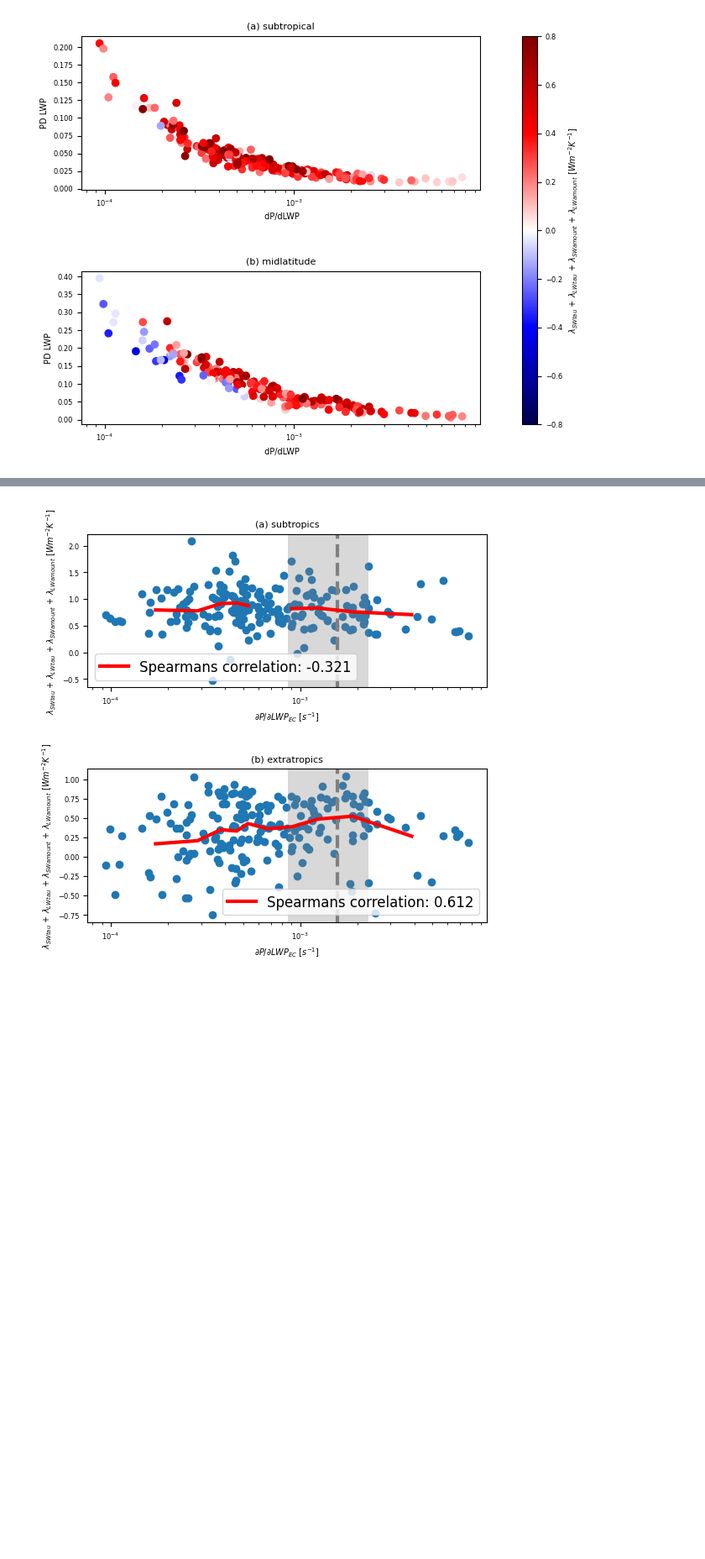
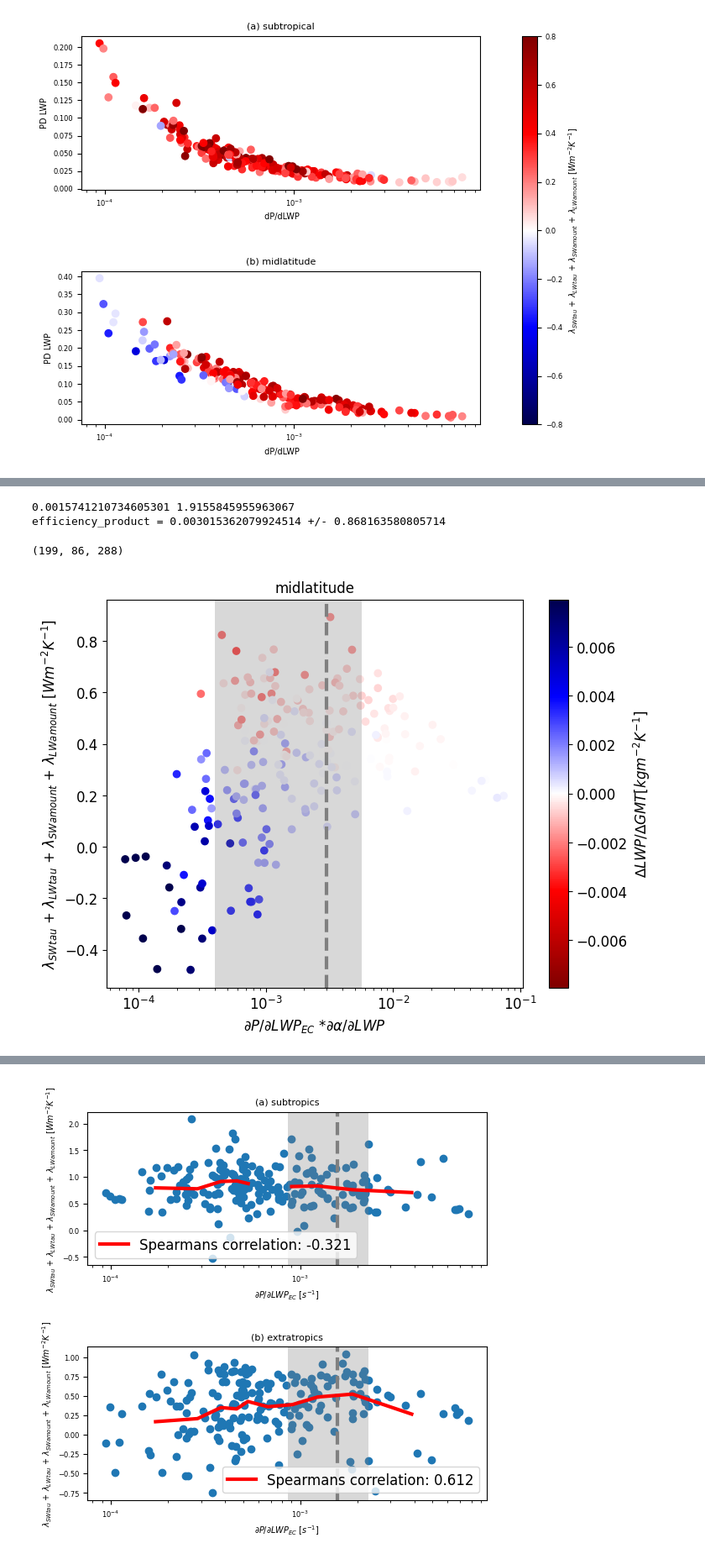
Before and after one commit to wgh-private/globalFB_precipeff, a Jupyter notebook: constrainFig.ipynb, the cells around one changed output, grey strips where cells are left out. Shown at 84% size. Saved outputs shown, nothing was run; the diff lists cells and outputs as text; code cells hidden in the pictures; blank space fills up the shorter version.

```diff
--- a/constrainFig.ipynb
+++ b/constrainFig.ipynb
@@ -70,9 +70,9 @@ print(f'obs_grad_LWP_PRC = {obs_grad}')
 
 obs_grad_LWP_PRC = obs_grad
 
-uncertainty = np.sqrt(0.10**2 + 0.35**2 + 0.27**2)
-lower_bound_PRC = obs_grad_LWP_PRC - uncertainty * obs_grad_LWP_PRC  # updated to include the sampling uncertainty
-upper_bound_PRC = obs_grad_LWP_PRC + uncertainty * obs_grad_LWP_PRC
+ecpe_uncertainty = np.sqrt(0.10**2 + 0.35**2 + 0.27**2)
+lower_bound_PRC = obs_grad_LWP_PRC - ecpe_uncertainty * obs_grad_LWP_PRC  # updated to include the sampling uncertainty
+upper_bound_PRC = obs_grad_LWP_PRC + ecpe_uncertainty * obs_grad_LWP_PRC
 
 obs_pe_metric = obs_grad_LWP_PRC #obs_grad_LWP_WCB
 lower_pe_metric, upper_pe_metric = lower_bound_PRC, upper_bound_PRC  #lower_bound_WCB, upper_bound_WCB
@@ -1036,0 +790,70 @@ Coordinates:
+# %%
+# da/dlwp observation from the NH midlatitudes
+dadlwp_obs = np.load('/glade/derecho/scratch/cisong/backup_FOR_wyom0124/variables_filtered/15dgrNorth_da_dlwp_obs_0dot12_maskedLWP.npy')
+dadlwp_err = np.sqrt(0.1**2+0.03**2)  # Ci sent this. Check teams 5/8/24
+print(obs_pe_metric, dadlwp_obs)
+# Error propogation
+efficiency_product = obs_pe_metric*dadlwp_obs
+sigma_efficiency_product = efficiency_product * np.sqrt((ecpe_uncertainty/obs_pe_metric)**2 + (dadlwp_err/dadlwp_obs)**2)
+print("efficiency_product =", efficiency_product, "+/-", sigma_efficiency_product)
+lower_bound_sigma_prod = efficiency_product - sigma_efficiency_product * efficiency_product
+upper_bound_sigma_prod = efficiency_product + sigma_efficiency_product * efficiency_product
+# %% [output]
+0.0015741210734605301 1.9155845955963067
+efficiency_product = 0.003015362079924514 +/- 0.868163580805714
+# %%
+# Create the scatter plot for the correlation between ∆LWP*da/dlwp and cloud feedback
+(min_lat, max_lat, regime) = lat_ranges[1]
+dLWP_TSmap_midlatitude = sel_regime(dLWP_g.sel(runs=common_members),min_lat,max_lat)
+dLWP_TSmap_midlatitude_mean = lat_weight_mean(dLWP_TSmap_midlatitude)[0]
+scatter = plt.scatter(PPE_prior[regime]['x_p']*dadlwp.data, PPE_prior[regime]['c_p'],
+                      c=dLWP_TSmap_midlatitude_mean,
+                      cmap='seismic_r')
+plt.axvline(x=efficiency_product, color='grey', linestyle='--')
+plt.axvspan(lower_bound_sigma_prod, upper_bound_sigma_prod, facecolor='grey', alpha=0.3)
+
+# Set the axis labels
+plt.xlabel(f'{xtitle} $* ∂α/∂LWP$')
+plt.ylabel(clabel)
+plt.title(regime)
+plt.xscale('log')
+
+# Create the colorbar
+cb = plt.colorbar(scatter)
+
+# Set the label for the colorbar
+cb.set_label('$∆LWP/∆GMT [kgm^{-2}K^{-1}]$')
+
+# Set the color limits to be centered around zero with equal positive and negative ranges
+max_abs_value = abs(dLWP_TSmap_midlatitude_mean.max()-0.009)
+scatter.set_clim(-max_abs_value, max_abs_value)
+
+# '''same plot for the subtropics: da/dlwp using best fit'''
+# # same plot for the subtropics: da/dlwp using best fit
+# plt.figure()
+# (min_lat, max_lat, regime) = lat_ranges[0]
+# dLWP_TSmap_midlatitude = sel_regime(dLWP_g.sel(runs=common_members),min_lat,max_lat)
+# dLWP_TSmap_midlatitude_mean = lat_weight_mean(dLWP_TSmap_midlatitude)[0]
+# scatter = plt.scatter(PPE_prior[regime]['c_p']*dadlwp_subtropics.data, PPE_prior[regime]['c_p'],
+#                       c=dLWP_TSmap_midlatitude_mean,
+#                       cmap='seismic_r')
+
+# # Set the axis labels
+# plt.xlabel(f'{xtitle} $* ∂α/∂LWP$')
+# plt.ylabel(clabel)
+# plt.title(regime)
+# plt.xscale('log')
+
+# # colorbar
+# cb = plt.colorbar(scatter)
+# cb.set_label('$∆LWP/∆GMT [kgm^{-2}K^{-1}]$')
+# # Set the color limits to be centered around zero with equal positive and negative ranges
+# max_abs_value = abs(dLWP_TSmap_midlatitude_mean.max())
+# scatter.set_clim(-max_abs_value, max_abs_value)
+
+# svd = '/glade/derecho/scratch/geethma/EC_CF_figures/revise1/'
+# plt.savefig(svd+'∆CRE_∆LWPalbedosusceptibility_∆LWP',
+#            bbox_inches='tight', dpi=500)
+# %% [output]
+(199, 86, 288)
+[figure, added]
```
Also changed, not shown: parts of 14 cells of this notebook.
